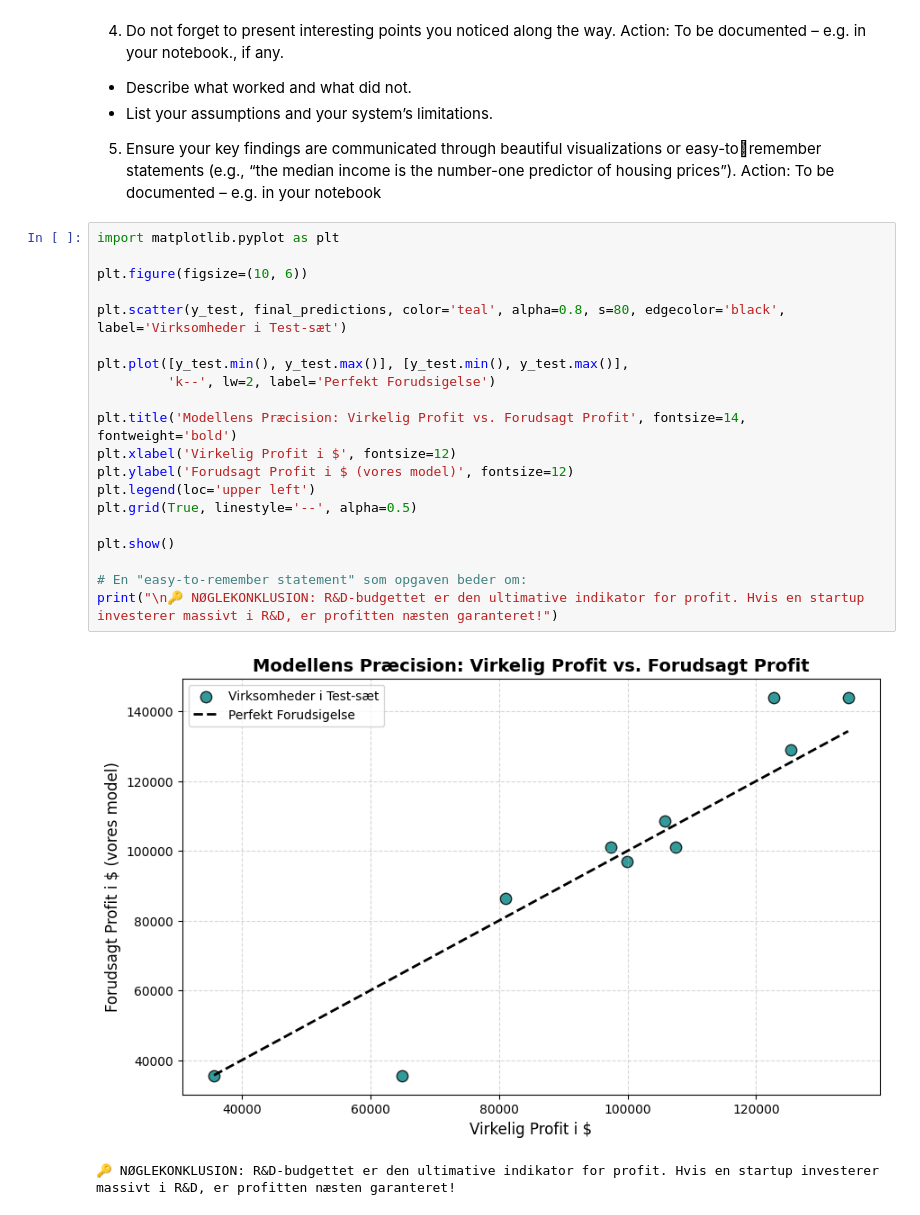
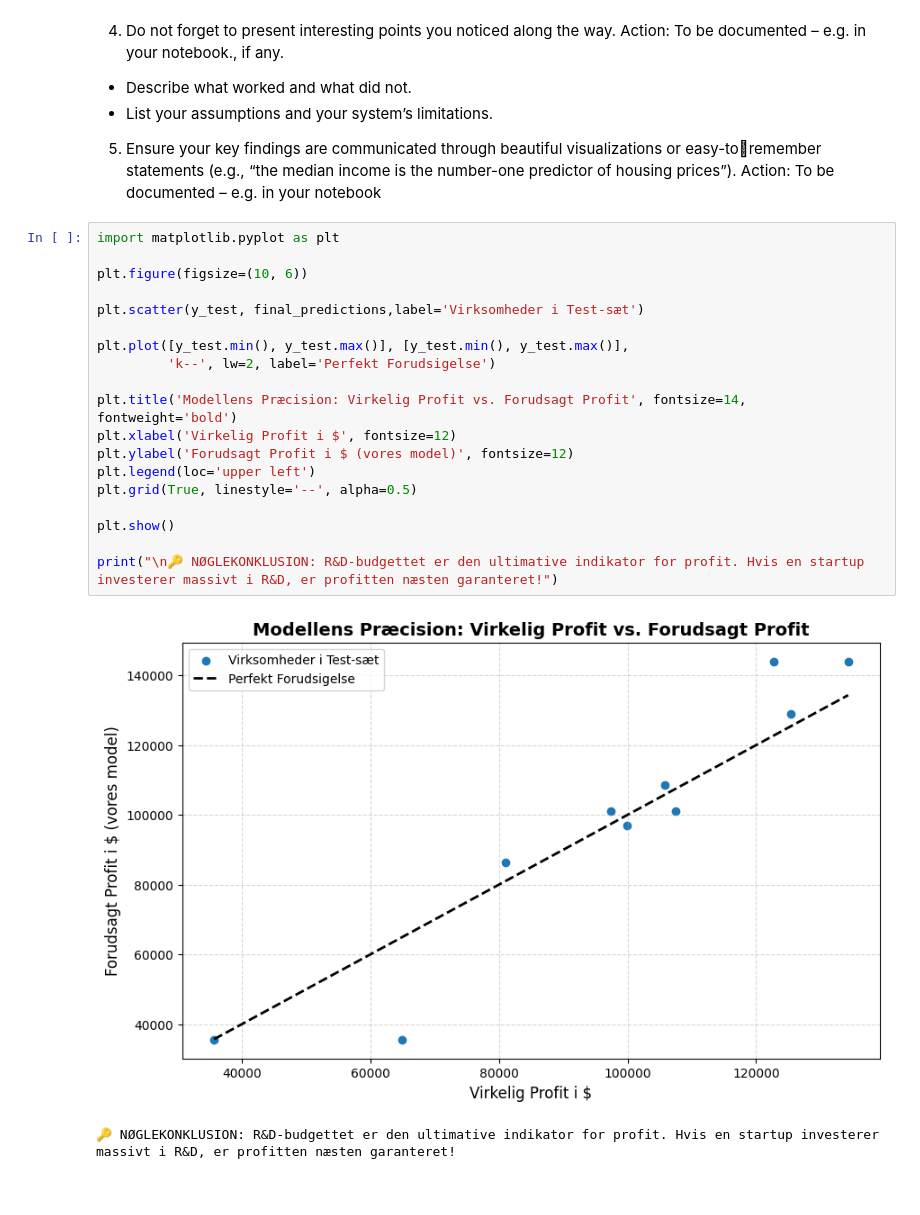
Before and after one commit to ahma004/Regression_Performance, a Jupyter notebook: 50StartUps.ipynb, the cells around one changed output. Drawn from its saved outputs; the diff is of its cells as text.

```diff
--- a/50StartUps.ipynb
+++ b/50StartUps.ipynb
@@ -552,23 +550,22 @@ Action: To be documented – e.g. in your notebook
 # %%
 import matplotlib.pyplot as plt
 
 plt.figure(figsize=(10, 6))
 
-plt.scatter(y_test, final_predictions, color='teal', alpha=0.8, s=80, edgecolor='black', label='Virksomheder i Test-sæt')
+plt.scatter(y_test, final_predictions,label='Virksomheder i Test-sæt')
 
 plt.plot([y_test.min(), y_test.max()], [y_test.min(), y_test.max()],
          'k--', lw=2, label='Perfekt Forudsigelse')
 
 plt.title('Modellens Præcision: Virkelig Profit vs. Forudsagt Profit', fontsize=14, fontweight='bold')
 plt.xlabel('Virkelig Profit i $', fontsize=12)
 plt.ylabel('Forudsagt Profit i $ (vores model)', fontsize=12)
 plt.legend(loc='upper left')
 plt.grid(True, linestyle='--', alpha=0.5)
 
 plt.show()
 
-# En "easy-to-remember statement" som opgaven beder om:
 print("\n🔑 NØGLEKONKLUSION: R&D-budgettet er den ultimative indikator for profit. Hvis en startup investerer massivt i R&D, er profitten næsten garanteret!")
 # %% [output]
-[figure, old version]
+[figure, new version]
 🔑 NØGLEKONKLUSION: R&D-budgettet er den ultimative indikator for profit. Hvis en startup investerer massivt i R&D, er profitten næsten garanteret!
```
Also changed, not shown: parts of 3 cells of this notebook.
